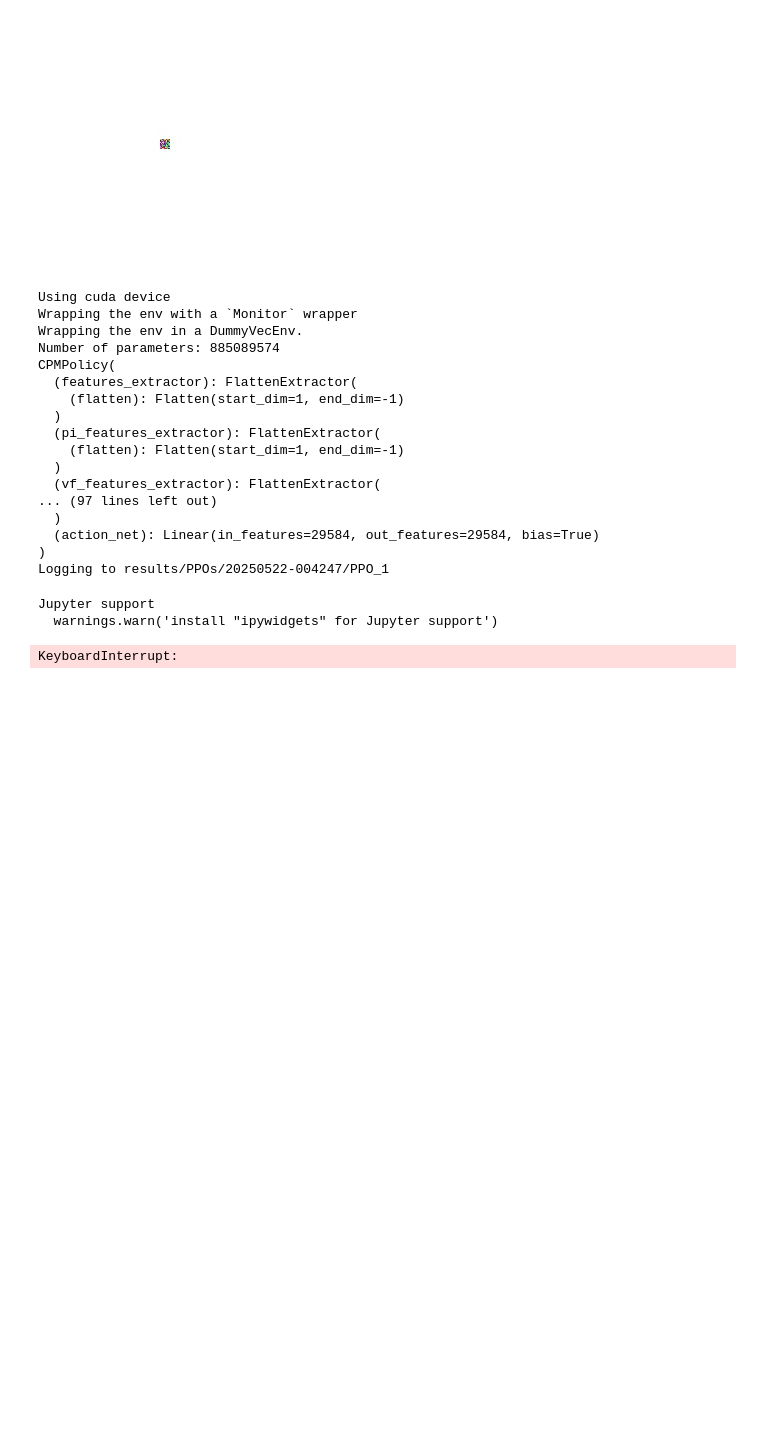
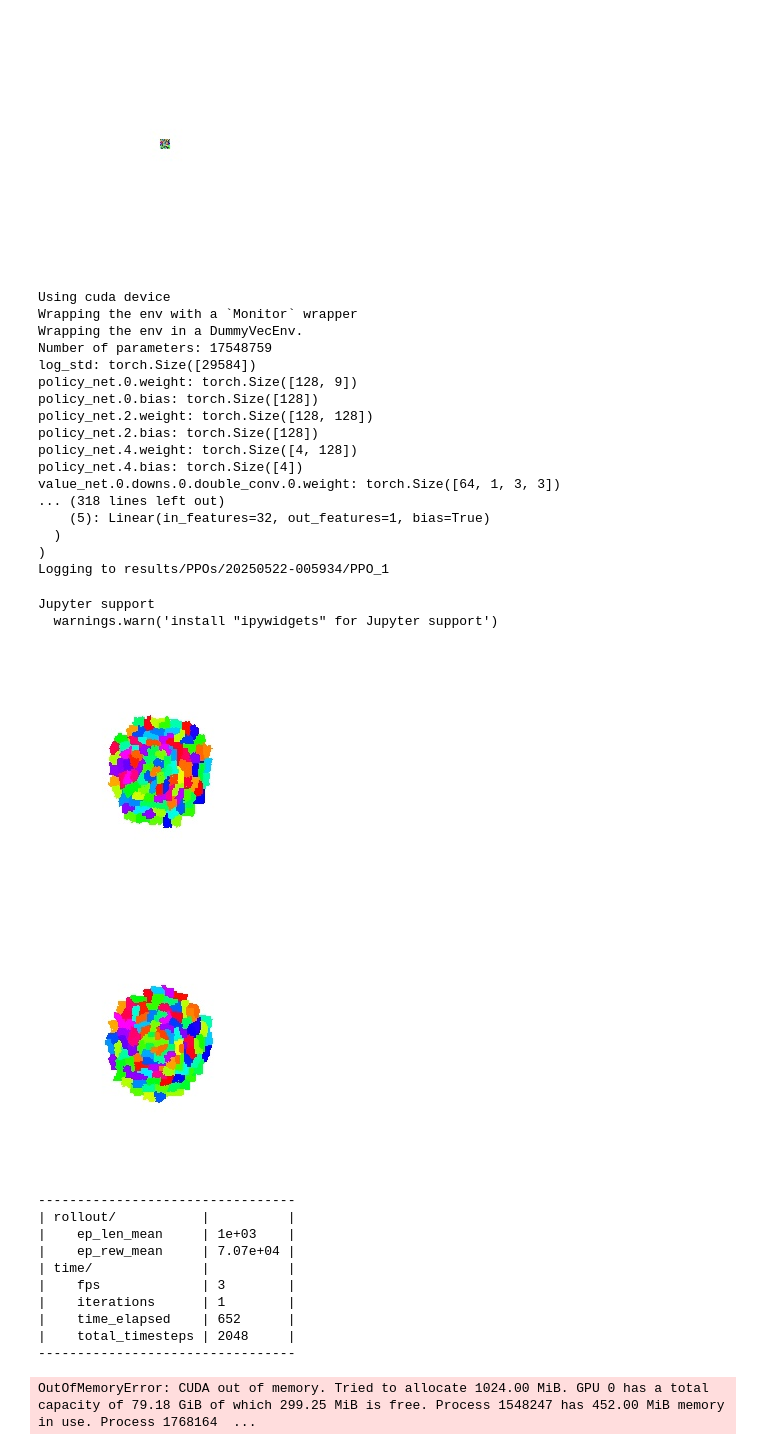
Before and after one commit to KotShinZ/cpm_torch, a Jupyter notebook: examples/ppo_up.ipynb, the cells around one changed output. Saved outputs shown, nothing was run; the diff lists cells and outputs as text; code cells hidden in the pictures; blank space fills up the shorter version.

```diff
--- a/examples/ppo_up.ipynb
+++ b/examples/ppo_up.ipynb
@@ -101,31 +101,43 @@ eval_callback = EvalCallback(
     n_eval_episodes=n_eval_episodes
 )
 # %%
-model = PPO(CPMPolicy, env, tensorboard_log=os.path.join(result_dir), verbose=1, n_epochs=50)
+model = PPO(CPMPolicy, env, tensorboard_log=os.path.join(result_dir), verbose=1, n_epochs=50, n_steps=1024, batch_size=16)
 # パラメータ数を表示
 print(f"Number of parameters: {sum(p.numel() for p in model.policy.parameters())}")
 for name, param in model.policy.named_parameters():
     print(f"{name}: {param.size()}")
 print(model.policy)
 model.learn(total_timesteps=1000000, progress_bar=True)  # 学習を実行
 # %% [output]
 Using cuda device
 Wrapping the env with a `Monitor` wrapper
 Wrapping the env in a DummyVecEnv.
-Number of parameters: 885089574
-CPMPolicy(
-  (features_extractor): FlattenExtractor(
-    (flatten): Flatten(start_dim=1, end_dim=-1)
+Number of parameters: 17548759
+log_std: torch.Size([29584])
+policy_net.0.weight: torch.Size([128, 9])
+policy_net.0.bias: torch.Size([128])
+policy_net.2.weight: torch.Size([128, 128])
+policy_net.2.bias: torch.Size([128])
+policy_net.4.weight: torch.Size([4, 128])
+policy_net.4.bias: torch.Size([4])
+value_net.0.downs.0.double_conv.0.weight: torch.Size([64, 1, 3, 3])
+... (318 lines left out)
+    (5): Linear(in_features=32, out_features=1, bias=True)
   )
-  (pi_features_extractor): FlattenExtractor(
-    (flatten): Flatten(start_dim=1, end_dim=-1)
-  )
-  (vf_features_extractor): FlattenExtractor(
-... (97 lines left out)
-  )
-  (action_net): Linear(in_features=29584, out_features=29584, bias=True)
 )
-Logging to results/PPOs/20250522-004247/PPO_1
+Logging to results/PPOs/20250522-005934/PPO_1
 Jupyter support
   warnings.warn('install "ipywidgets" for Jupyter support')
+[figure, added]
+[figure, added]
-KeyboardInterrupt:
+---------------------------------
+| rollout/           |          |
+|    ep_len_mean     | 1e+03    |
+|    ep_rew_mean     | 7.07e+04 |
+| time/              |          |
+|    fps             | 3        |
+|    iterations      | 1        |
+|    time_elapsed    | 652      |
+|    total_timesteps | 2048     |
+---------------------------------
+OutOfMemoryError: CUDA out of memory. Tried to allocate 1024.00 MiB. GPU 0 has a total capacity of 79.18 GiB of which 299.25 MiB is free. Process 1548247 has 452.00 MiB memory in use. Process 1768164  ...
```
Also changed, not shown: parts of 1 cell of this notebook, 1 other file.
